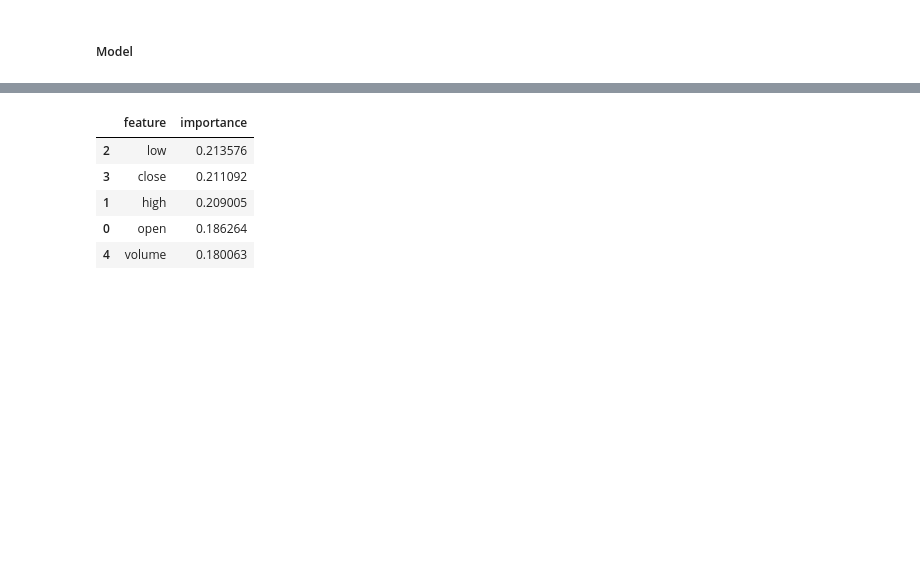
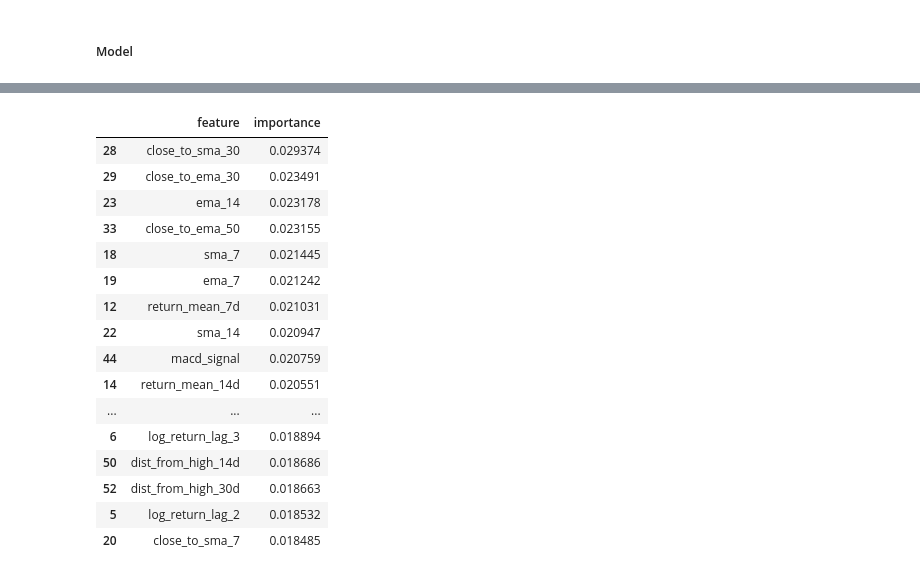
Before and after one commit to rajibulislam1/Financial_Market_Crypto, a Jupyter notebook: models/practice.ipynb, the cells around one changed output, grey strips where cells are left out. Cells and saved outputs as stored; diff of their text form; code cells hidden in the pictures; blank space fills up the shorter version.

```diff
--- a/models/practice.ipynb
+++ b/models/practice.ipynb
@@ -65,0 +143,9 @@ df = df.sort_values("date").reset_index(drop=True)
+# %%
+price_windows = [7, 14, 30, 90]
+
+for w in price_windows:
+    rolling_high = df["high"].rolling(w).max().shift(1)
+    rolling_low = df["low"].rolling(w).min().shift(1)
+
+    df[f"dist_from_high_{w}d"] = (df["close"] - rolling_high) / rolling_high
+    df[f"dist_from_low_{w}d"] = (df["close"] - rolling_low) / rolling_low
@@ -115,8 +210,8 @@ df["date"] = pd.to_datetime(df["date"])
 df = df.sort_values("date")
 df = df.set_index("date")
 # %%
-train_df = df.loc[: "2026-02-28"]
-test_df = df.loc["2026-03-01" :]
+train_df = df.loc[: "2026-01-31"]
+test_df = df.loc["2026-02-01" :]
 # %%
 print("Length of training data", len(train_df))
 print("Length of test data", len(test_df))
@@ -141,5 +221,5 @@ Test range: 2026-03-01 00:00:00 to 2026-06-10 00:00:00
 # %%
-drop_cols = ["target_pct_change"]
+drop_cols = ["target_pct_change", "open", "close", "high", "low", "volume"]
 
 X_train = train_df.drop(columns=drop_cols, errors="ignore").select_dtypes(include="number")
 X_test = test_df.drop(columns=drop_cols, errors="ignore").select_dtypes(include="number")
@@ -154,17 +280,18 @@ from sklearn.metrics import mean_absolute_error, mean_squared_error, r2_score
 # %%
 xgb_reg = XGBRegressor(
     objective="reg:squarederror",
-    n_estimators=2000,
-    learning_rate=0.01,
-    max_depth=3,
-    min_child_weight=5,
-    subsample=0.8,
-    colsample_bytree=0.8,
-    reg_alpha=0.1,
-    reg_lambda=2.0,
+    n_estimators=500,
+    learning_rate=0.005,
+    max_depth=4,
+    min_child_weight=10,
+    subsample=0.9,
+    colsample_bytree=0.6,
+    reg_alpha=1.0,
+    reg_lambda=10.0,
     random_state=42,
     tree_method="hist",
-    eval_metric="rmse"
+    eval_metric="rmse",
+    gamma = 0.05
 )
 
 xgb_reg.fit(
@@ -228,15 +355,26 @@ date
 # %%
 importance_df = pd.DataFrame({
     "feature": X_train.columns,
     "importance": xgb_reg.feature_importances_
 }).sort_values("importance", ascending=False)
 
-importance_df.head(30)
+importance_df.head(20)
 # %% [output]
 |  | feature | importance |
-| 2 | low | 0.213576 |
-| 3 | close | 0.211092 |
-| 1 | high | 0.209005 |
-| 0 | open | 0.186264 |
-| 4 | volume | 0.180063 |
+| 28 | close_to_sma_30 | 0.029374 |
+| 29 | close_to_ema_30 | 0.023491 |
+| 23 | ema_14 | 0.023178 |
+| 33 | close_to_ema_50 | 0.023155 |
+| 18 | sma_7 | 0.021445 |
+| 19 | ema_7 | 0.021242 |
+| 12 | return_mean_7d | 0.021031 |
+| 22 | sma_14 | 0.020947 |
+| 44 | macd_signal | 0.020759 |
+| 14 | return_mean_14d | 0.020551 |
+| ... | ... | ... |
+| 6 | log_return_lag_3 | 0.018894 |
+| 50 | dist_from_high_14d | 0.018686 |
+| 52 | dist_from_high_30d | 0.018663 |
+| 5 | log_return_lag_2 | 0.018532 |
+| 20 | close_to_sma_7 | 0.018485 |
 # %%
```
Also changed, not shown: parts of 31 cells of this notebook.
